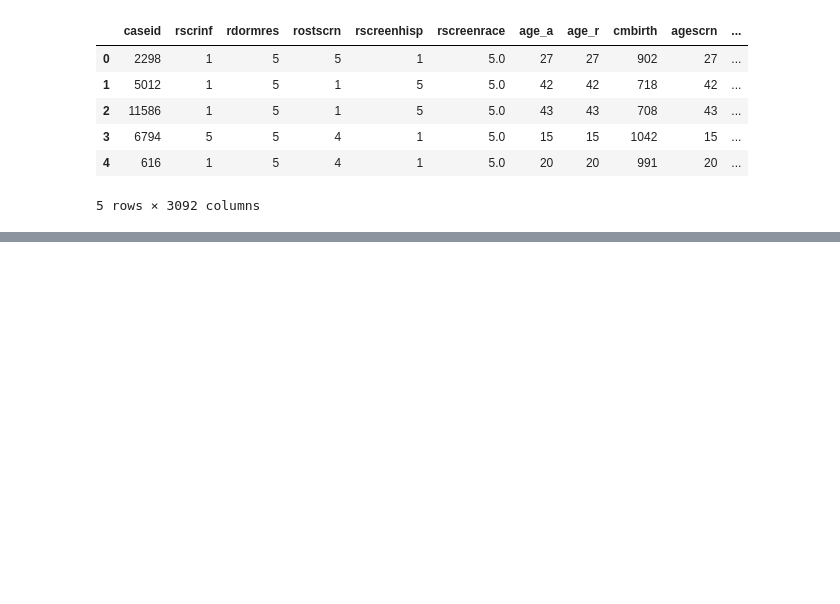
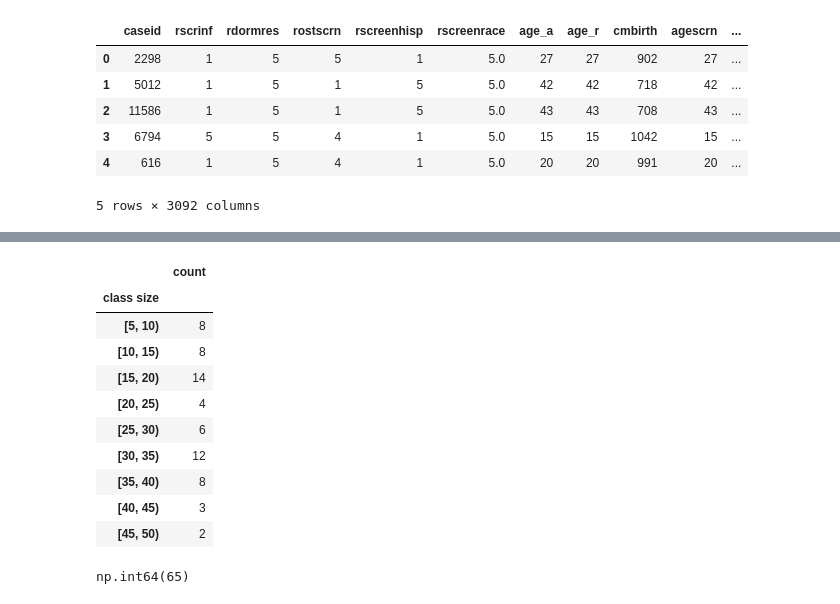
Before and after one commit to lochnes-007/EDA, a Jupyter notebook: nsfg.ipynb, the cells around one changed output, grey strips where cells are left out. Cells and saved outputs as stored; diff of their text form; code cells hidden in the pictures; blank space fills up the shorter version.

```diff
--- a/nsfg.ipynb
+++ b/nsfg.ipynb
@@ -460,0 +487,16 @@ resp.head()
+# %%
+data = pd.DataFrame(index=ranges)
+data["count"] = [8, 8, 14, 4, 6, 12, 8, 3, 2]
+data
+# %% [output]
+|  | count |
+| class size |  |
+| [5, 10) | 8 |
+| [10, 15) | 8 |
+| [15, 20) | 14 |
+| [20, 25) | 4 |
+| [25, 30) | 6 |
+| [30, 35) | 12 |
+| [35, 40) | 8 |
+| [40, 45) | 3 |
+| [45, 50) | 2 |
@@ -460,0 +505,6 @@ resp.head()
+# %%
+counts = data["count"]
+actual_pmf = Pmf(counts, sizes, name="actual")
+actual_pmf.normalize()
+# %% [output]
+np.int64(65)
```
Also changed, not shown: parts of 21 cells of this notebook.
